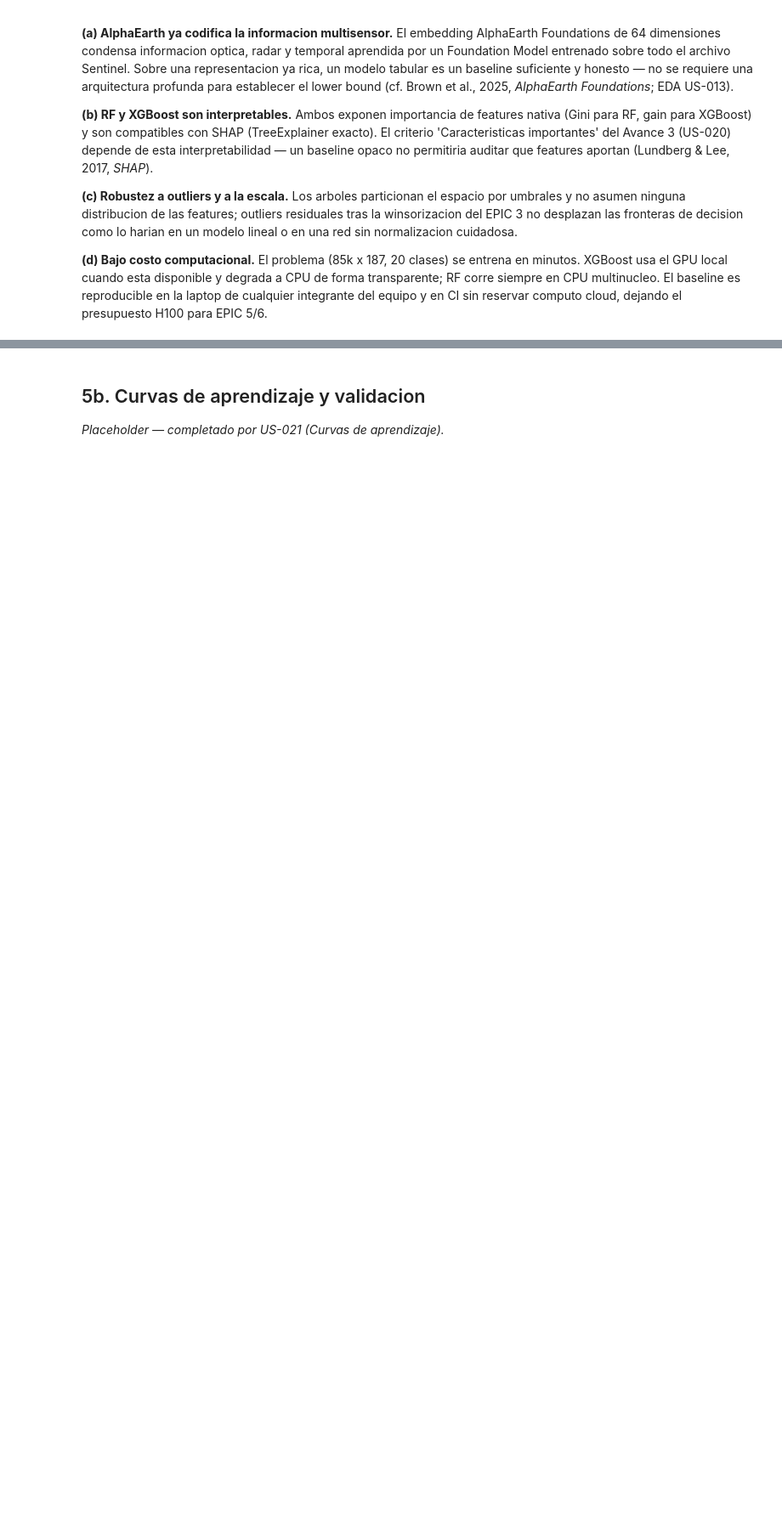
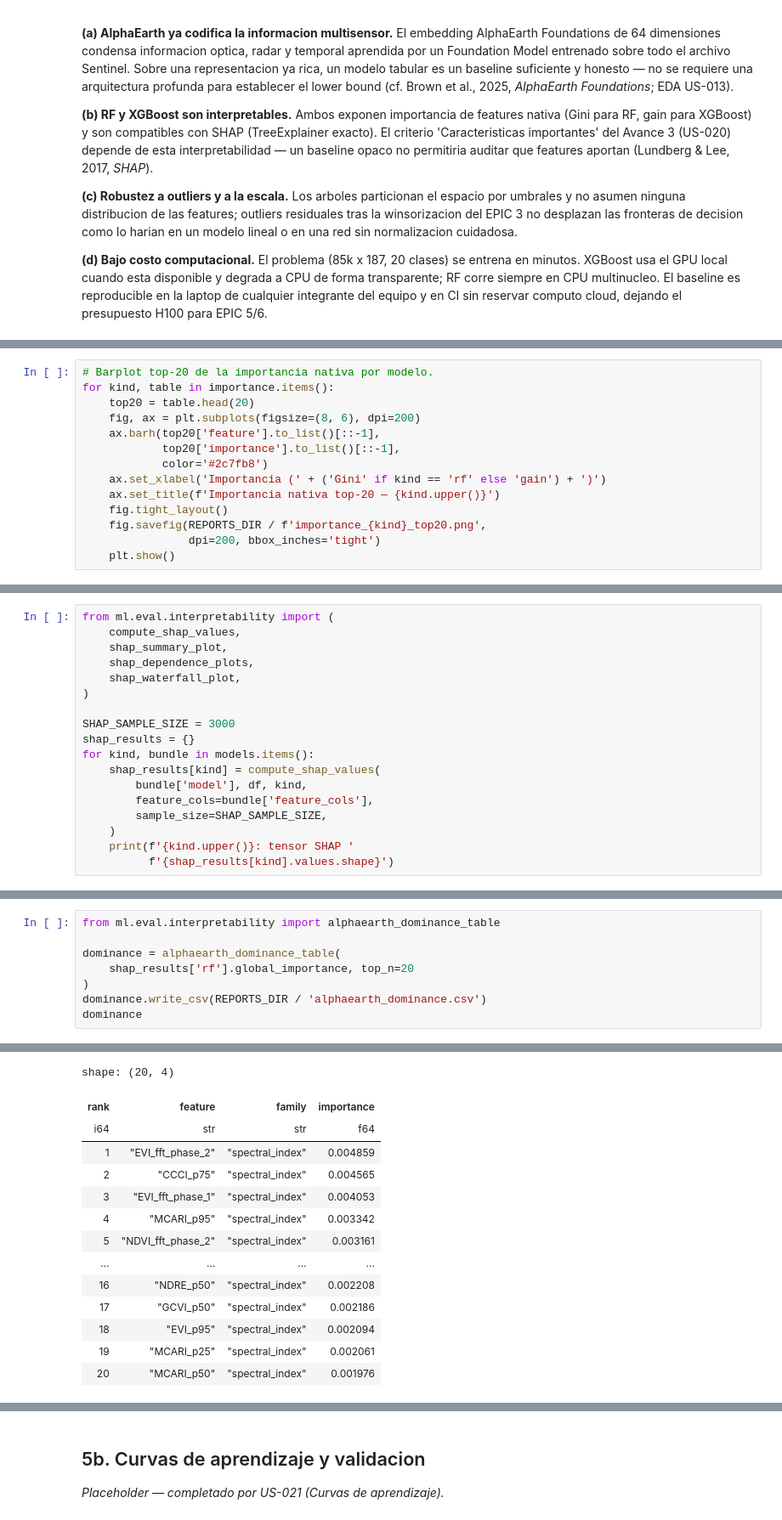
Before and after one commit to ArthurZizumbo/agrosat-copilot, a Jupyter notebook: notebooks/04_baseline.ipynb, the cells around one changed output, grey strips where cells are left out. Shown at 85% size. Saved outputs shown, nothing was run; the diff lists cells and outputs as text; blank space fills up the shorter version.

```diff
--- a/notebooks/04_baseline.ipynb
+++ b/notebooks/04_baseline.ipynb
@@ -105,0 +159,14 @@ _Placeholder — completado por US-020 (Feature importance + SHAP)._
+# %%
+# Barplot top-20 de la importancia nativa por modelo.
+for kind, table in importance.items():
+    top20 = table.head(20)
+    fig, ax = plt.subplots(figsize=(8, 6), dpi=200)
+    ax.barh(top20['feature'].to_list()[::-1],
+            top20['importance'].to_list()[::-1],
+            color='#2c7fb8')
+    ax.set_xlabel('Importancia (' + ('Gini' if kind == 'rf' else 'gain') + ')')
+    ax.set_title(f'Importancia nativa top-20 — {kind.upper()}')
+    fig.tight_layout()
+    fig.savefig(REPORTS_DIR / f'importance_{kind}_top20.png',
+                dpi=200, bbox_inches='tight')
+    plt.show()
@@ -105,0 +183,18 @@ _Placeholder — completado por US-020 (Feature importance + SHAP)._
+# %%
+from ml.eval.interpretability import (
+    compute_shap_values,
+    shap_summary_plot,
+    shap_dependence_plots,
+    shap_waterfall_plot,
+)
+
+SHAP_SAMPLE_SIZE = 3000
+shap_results = {}
+for kind, bundle in models.items():
+    shap_results[kind] = compute_shap_values(
+        bundle['model'], df, kind,
+        feature_cols=bundle['feature_cols'],
+        sample_size=SHAP_SAMPLE_SIZE,
+    )
+    print(f'{kind.upper()}: tensor SHAP '
+          f'{shap_results[kind].values.shape}')
@@ -105,0 +237,9 @@ _Placeholder — completado por US-020 (Feature importance + SHAP)._
+# %%
+from ml.eval.interpretability import alphaearth_dominance_table
+
+dominance = alphaearth_dominance_table(
+    shap_results['rf'].global_importance, top_n=20
+)
+dominance.write_csv(REPORTS_DIR / 'alphaearth_dominance.csv')
+dominance
+# %% [output]
@@ -105,0 +247,14 @@ _Placeholder — completado por US-020 (Feature importance + SHAP)._
+shape: (20, 4)
+| rank | feature | family | importance |
+| i64 | str | str | f64 |
+| 1 | "EVI_fft_phase_2" | "spectral_index" | 0.004859 |
+| 2 | "CCCI_p75" | "spectral_index" | 0.004565 |
+| 3 | "EVI_fft_phase_1" | "spectral_index" | 0.004053 |
+| 4 | "MCARI_p95" | "spectral_index" | 0.003342 |
+| 5 | "NDVI_fft_phase_2" | "spectral_index" | 0.003161 |
+| … | … | … | … |
+| 16 | "NDRE_p50" | "spectral_index" | 0.002208 |
+| 17 | "GCVI_p50" | "spectral_index" | 0.002186 |
+| 18 | "EVI_p95" | "spectral_index" | 0.002094 |
+| 19 | "MCARI_p25" | "spectral_index" | 0.002061 |
+| 20 | "MCARI_p50" | "spectral_index" | 0.001976 |
```
Also changed, not shown: parts of 18 cells of this notebook, 19 other files.
